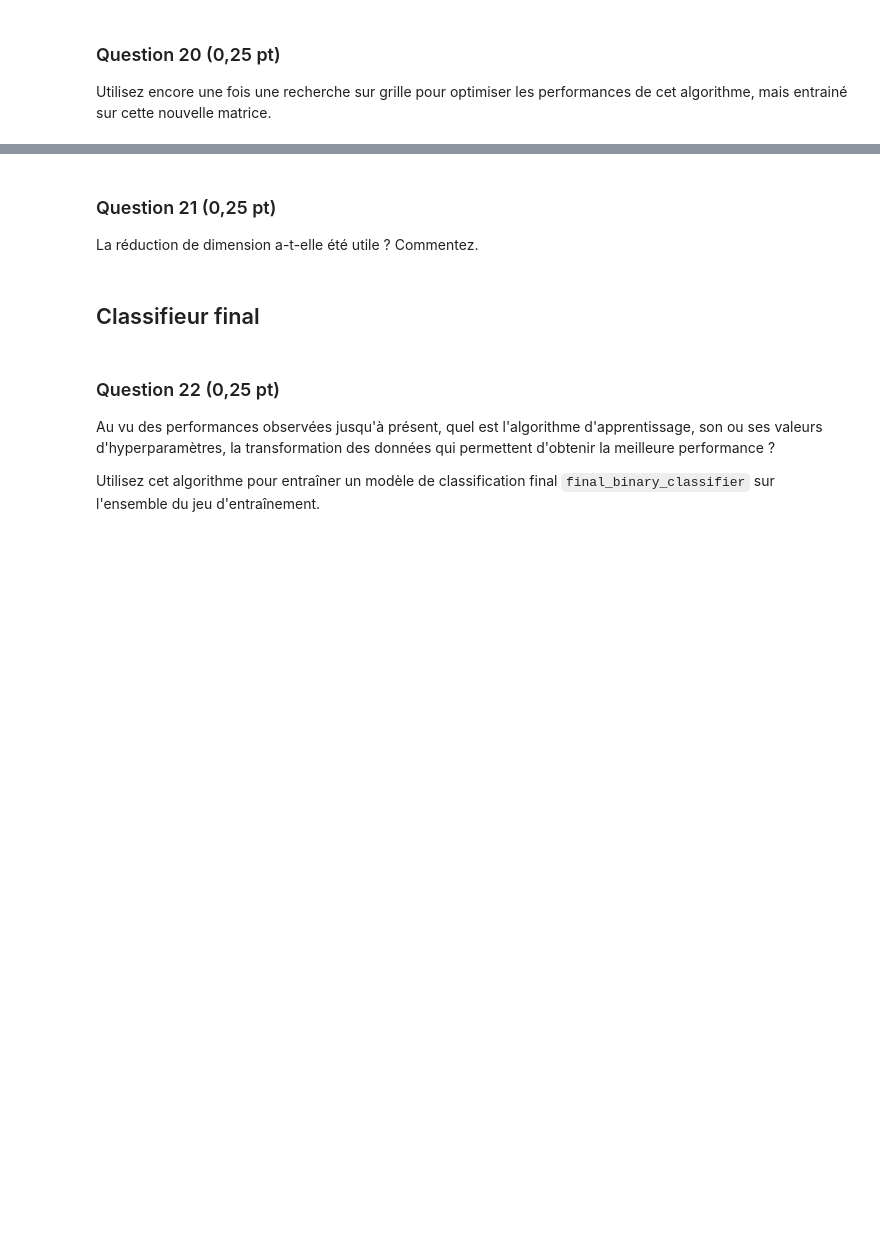
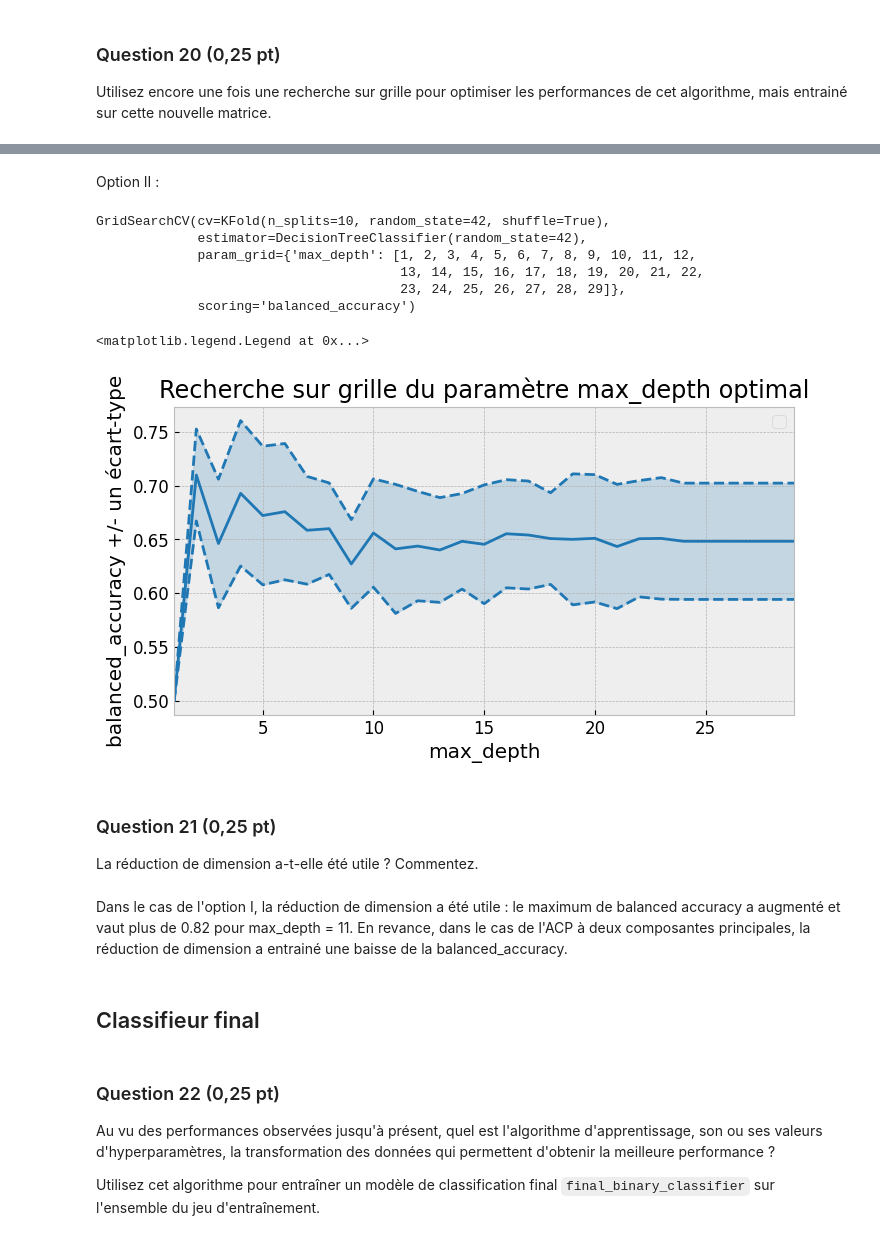
Before and after one commit to Simonolek/Projet_Soso_Simsim, a Jupyter notebook: Projet.ipynb, the cells around one changed output, grey strips where cells are left out. Drawn from its saved outputs; the diff is of its cells as text; code cells hidden in the pictures; blank space fills up the shorter version.

```diff
--- a/Projet.ipynb
+++ b/Projet.ipynb
@@ -446,6 +547,56 @@ Utilisez encore une fois une recherche sur grille pour optimiser les performance
+# %% [markdown]
+Option II :
+# %%
+depth_grid3 = [i for i in range (1,30)]
+
+tree_decision = tree.DecisionTreeClassifier(random_state=42,
+                          )
+
+grid_tree3 = model_selection.GridSearchCV(tree_decision, {"max_depth" : depth_grid3},
+                                    cv=kf,
+                                    scoring = 'balanced_accuracy'
+                                   )
+
+grid_tree3.fit(X_train_projected, y_train_risk_vs_norisk)
+# %% [output]
+GridSearchCV(cv=KFold(n_splits=10, random_state=42, shuffle=True),
+             estimator=DecisionTreeClassifier(random_state=42),
+             param_grid={'max_depth': [1, 2, 3, 4, 5, 6, 7, 8, 9, 10, 11, 12,
+                                       13, 14, 15, 16, 17, 18, 19, 20, 21, 22,
+                                       23, 24, 25, 26, 27, 28, 29]},
+             scoring='balanced_accuracy')
+# %%
+plt.figure(figsize=(8, 4))
+
+balanced_accuracies = grid_tree3.cv_results_['mean_test_score']
+std_error = grid_tree3.cv_results_['std_test_score']
+
+plt.plot(grid_tree3.cv_results_['param_max_depth'], balanced_accuracies,
+         color='tab:blue')
+plt.plot(grid_tree3.cv_results_['param_max_depth'], balanced_accuracies + std_error,
+             color='tab:blue', linestyle='dashed')
+plt.plot(grid_tree3.cv_results_['param_max_depth'], balanced_accuracies - std_error,
+             color='tab:blue', linestyle='dashed')
+
+plt.fill_between(grid_tree3.cv_results_['param_max_depth'], (balanced_accuracies + std_error), (balanced_accuracies - std_error),
+                 color='tab:blue',
+                 alpha=0.2,
+                )
+
+plt.xlabel("max_depth")
+plt.ylabel("balanced_accuracy +/- un écart-type")
+plt.xlim([depth_grid3[0], depth_grid3[-1]])
+plt.title("Recherche sur grille du paramètre max_depth optimal")
+plt.legend(loc='best')
+# %% [output]
+<matplotlib.legend.Legend at 0x...>
+[figure, added]
 # %% [markdown]
 ### Question 21 (0,25 pt)
 La réduction de dimension a-t-elle été utile ? Commentez.
+# %% [markdown]
+Dans le cas de l'option I, la réduction de dimension a été utile : le maximum de balanced accuracy a augmenté et vaut plus de 0.82 pour max_depth = 11.
+En revance, dans le cas de l'ACP à deux composantes principales, la réduction de dimension a entrainé une baisse de la balanced_accuracy.
 # %% [markdown]
 ## Classifieur final
 # %% [markdown]
```
Also changed, not shown: parts of 26 cells of this notebook.
